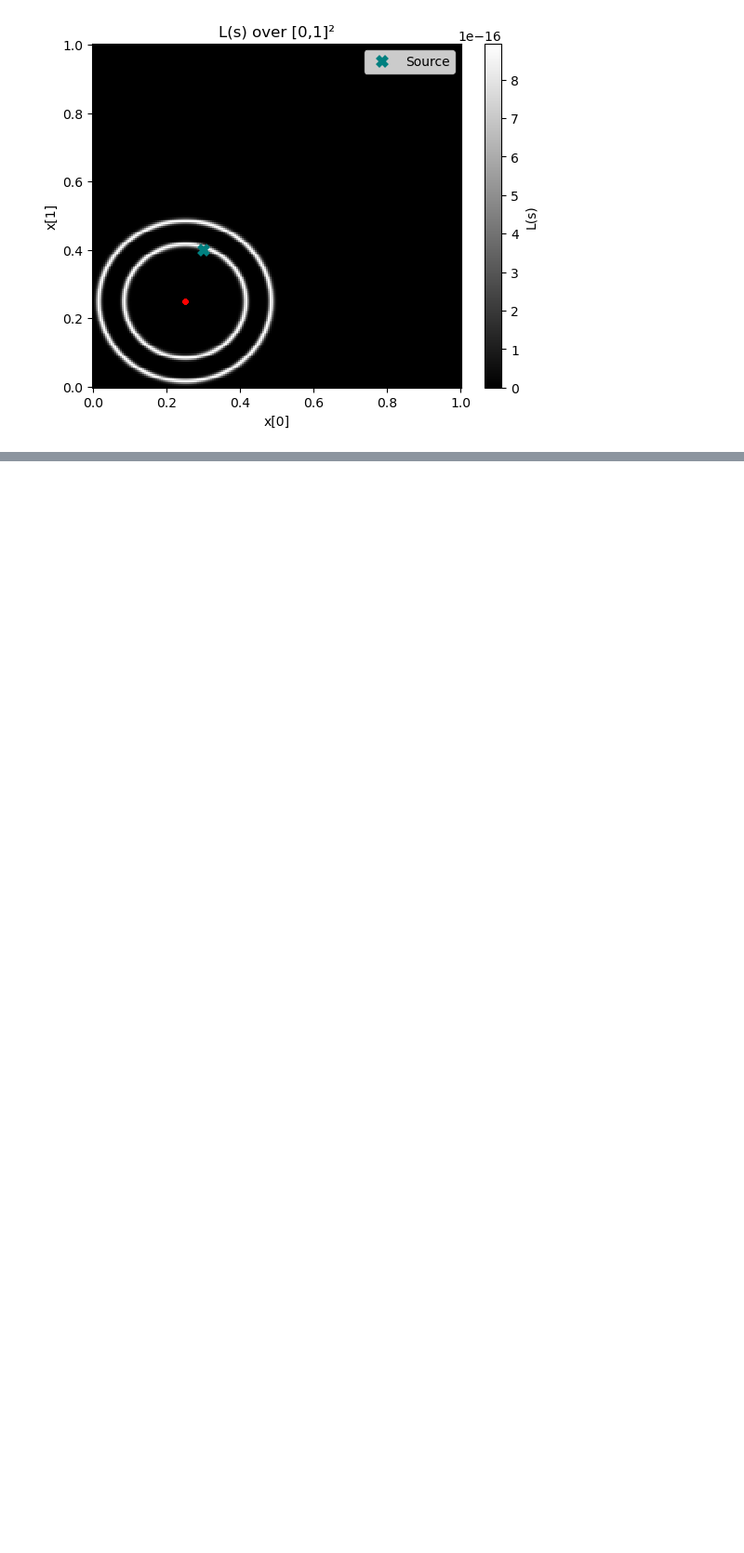
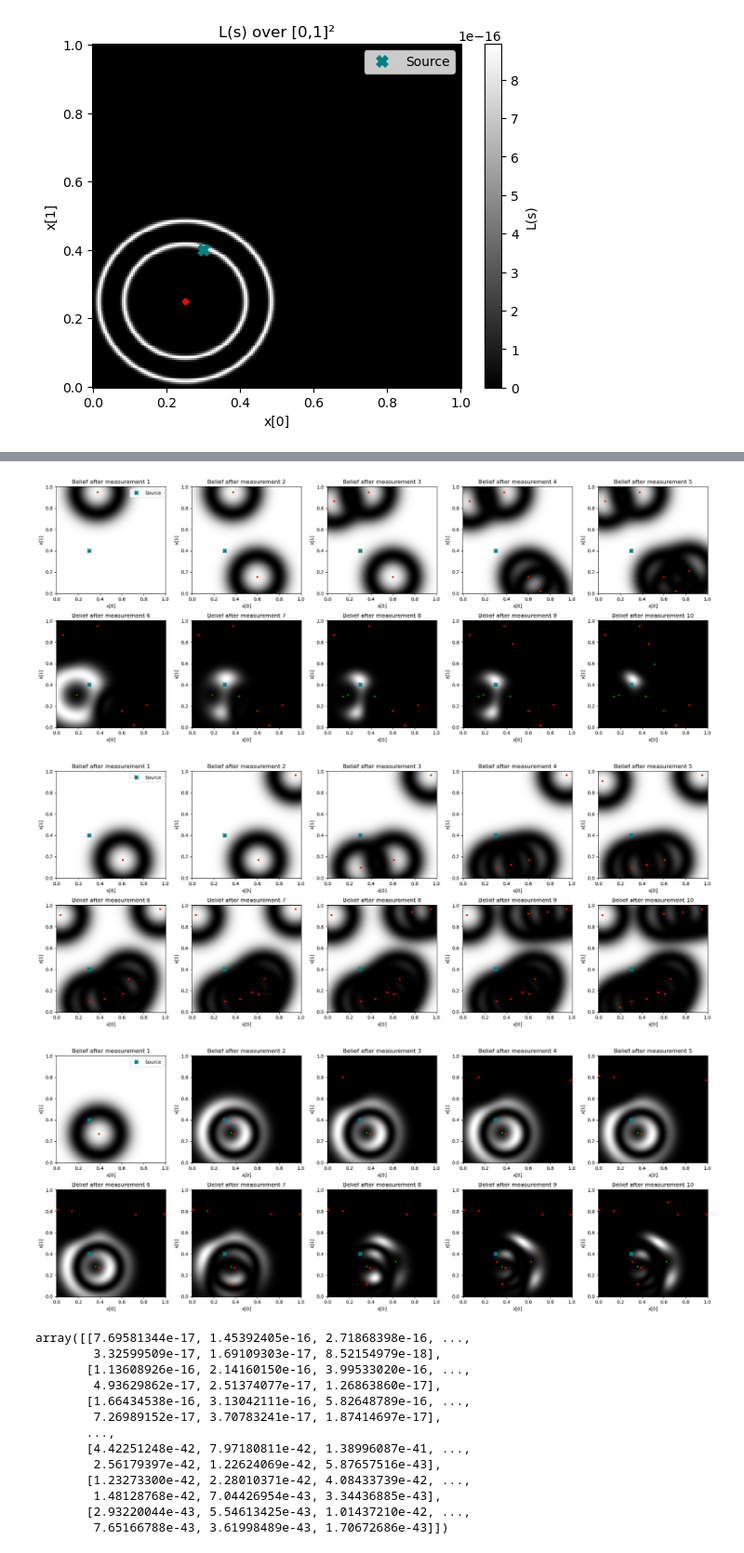
Before and after one commit to theoHC/Mech455ActiveLearningHW, a Jupyter notebook: HW1/HW1 Code.ipynb, the cells around one changed output, grey strips where cells are left out. Shown at 93% size. Drawn from its saved outputs; the diff is of its cells as text; code cells hidden in the pictures; blank space fills up the shorter version.

```diff
--- a/HW1/HW1 Code.ipynb
+++ b/HW1/HW1 Code.ipynb
@@ -114,0 +172,27 @@ L_for_fixed((.25, .25))
+# %%
+np.random.seed(42) # reset seed for fair comparison
+def get_uniform_measurement(cur_belief, measurements):
+    point = np.random.uniform(0, 1, 3)
+    point[2] = 1 if point[2] < f(point[:2]) else -1
+    return point
+
+run_sequential_updates(get_uniform_measurement, s, X0, X1, belief)
+run_sequential_updates(get_uniform_measurement, s, X0, X1, belief)
+run_sequential_updates(get_uniform_measurement, s, X0, X1, belief)
+# %% [output]
+[figure, added]
+[figure, added]
+[figure, added]
+array([[7.69581344e-17, 1.45392405e-16, 2.71868398e-16, ...,
+        3.32599509e-17, 1.69109303e-17, 8.52154979e-18],
+       [1.13608926e-16, 2.14160150e-16, 3.99533020e-16, ...,
+        4.93629862e-17, 2.51374077e-17, 1.26863860e-17],
+       [1.66434538e-16, 3.13042111e-16, 5.82648789e-16, ...,
+        7.26989152e-17, 3.70783241e-17, 1.87414697e-17],
+       ...,
+       [4.42251248e-42, 7.97180811e-42, 1.38996087e-41, ...,
+        2.56179397e-42, 1.22624069e-42, 5.87657516e-43],
+       [1.23273300e-42, 2.28010371e-42, 4.08433739e-42, ...,
+        1.48128768e-42, 7.04426954e-43, 3.34436885e-43],
+       [2.93220044e-43, 5.54613425e-43, 1.01437210e-42, ...,
+        7.65166788e-43, 3.61998489e-43, 1.70672686e-43]])
```
Also changed, not shown: parts of 3 cells of this notebook.
